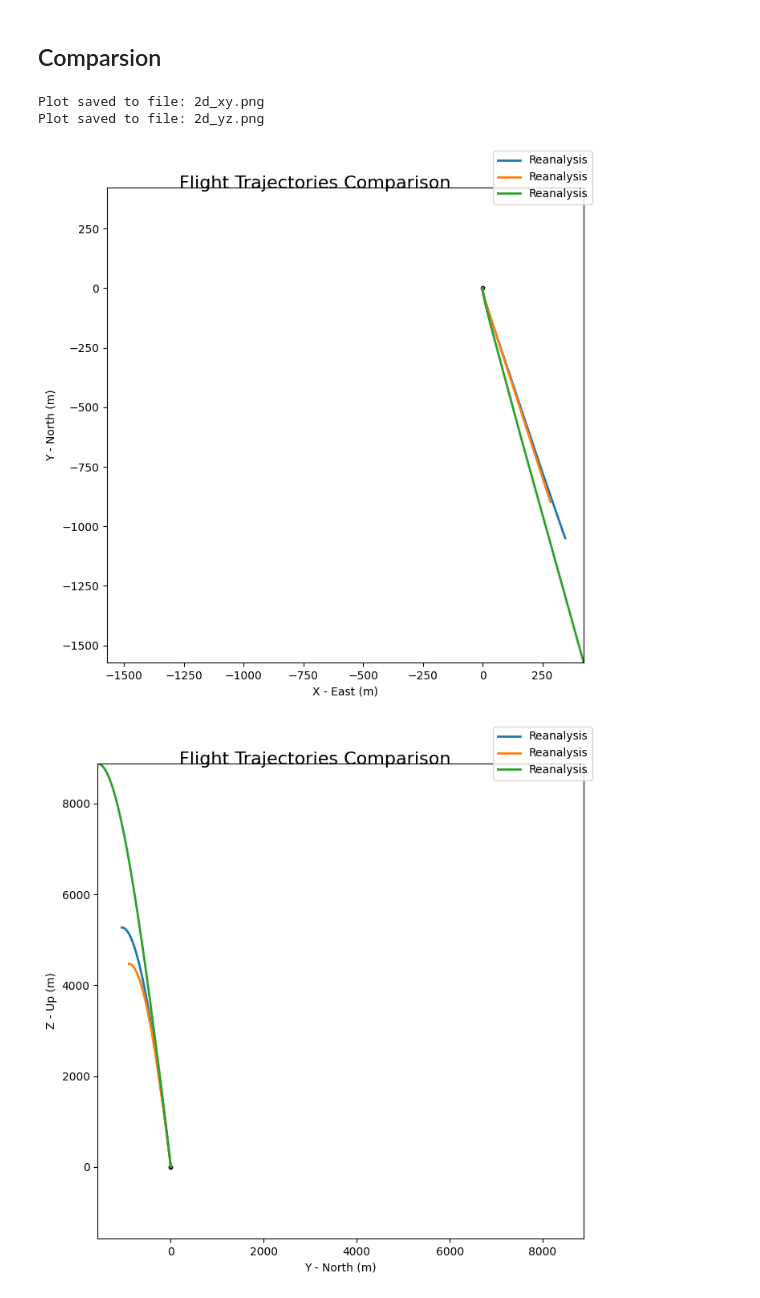
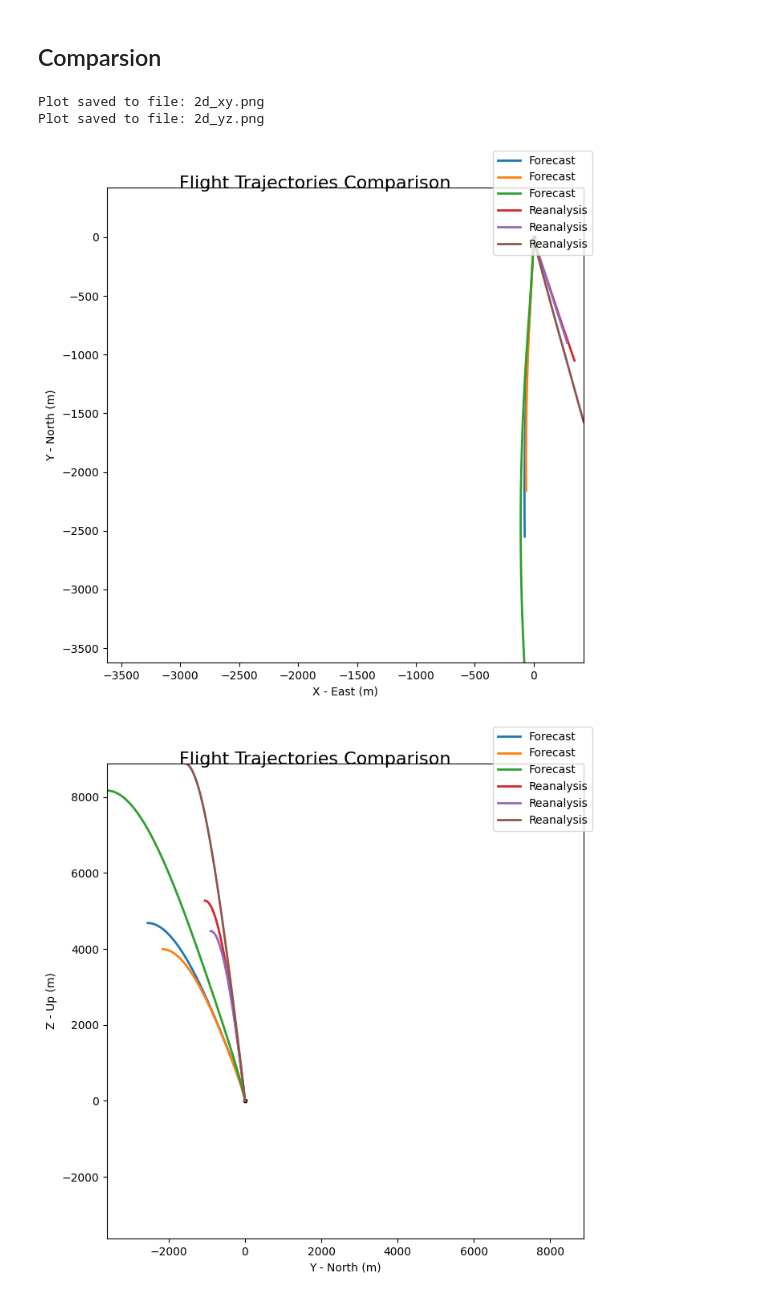
Before and after one commit to SpaceTeam/Lamarr_Flight_Simulation_RocketPy, a Jupyter notebook: Team26_RocketPy_v1_0_0.ipynb, the cells around one changed output. Drawn from its saved outputs; the diff is of its cells as text; code cells hidden in the pictures.

```diff
--- a/Team26_RocketPy_v1_0_0.ipynb
+++ b/Team26_RocketPy_v1_0_0.ipynb
@@ -265,11 +265,21 @@ In this Section the environments are initialized.
 *   **envNormal**: normalized environment with standard atmospheric values at the time and location of EuRoc
 *   **envCostom**: custom environment with variable values for temperature and windspeed
 # %%
+from datetime import datetime, timedelta
 #Ponte de Sor: 39.12368, -8.03333
 #EUROC: 09.-15.10.2025
 #possible launch date: 11.10.2025
 
-parameter_env = ["latitude", "longitude", "date", "timezone", "envType"]
+parameter_env = []
+defaults = {
+    "envType" : "Forecast",
+    "latitude" : 39.232465,
+    "longitude" : -8.172108,
+    "timezone" : "Europe/Rome",
+    "date" : (datetime.now() + timedelta(days=1))
+}
+add_defaults(parameter_env, defaults)
+
 environmentsForecast = []
 environmentsNormal = []
 environmentsCustom = []
@@ -327,7 +337,7 @@ if "Reanalysis" in enabled_env_types:
         envReanalysis = Environment()
         envReanalysis.set_location(latitude=env_vals["latitude"], longitude=env_vals["longitude"])
         envReanalysis.set_elevation("Open-Elevation")
-        envReanalysis.set_date(env_vals["date"], timezone=env_vals["timezone"])
+        envReanalysis.set_date((2025, 10, 12, 17, 00, 00), timezone="Europe/Lisbon")
         envReanalysis.set_atmospheric_model(
             type="Reanalysis",
             file="euroc_weather.nc",
@@ -870,13 +886,19 @@ register("reanalysis_flight", flights_reanalysis)
 # %%
 #TODO: add in/output, so user does not have to open the code
 legend = True
-comparison_normal = CompareFlights(flights_reanalysis)
+all_flights = (
+    flights_normal
+    + flights_forecast
+    + flights_custom
+    + flights_reanalysis
+)
+comparison_normal = CompareFlights(all_flights)
 comparison_normal.trajectories_3d(legend=legend, filename = "3d.png")
 comparison_normal.trajectories_2d(legend=legend, filename = "2d_xy.png", plane = "xy")
 comparison_normal.trajectories_2d(legend=legend, filename = "2d_xz.png", plane = "xz")
 comparison_normal.trajectories_2d(legend=legend, filename = "2d_yz.png", plane = "yz")
 # %% [output]
 Plot saved to file: 2d_xy.png
 Plot saved to file: 2d_yz.png
-[figure, old version]
+[figure, new version]
-[figure, old version]
+[figure, new version]
```
Also changed, not shown: parts of 4 cells of this notebook, 5 other files.
